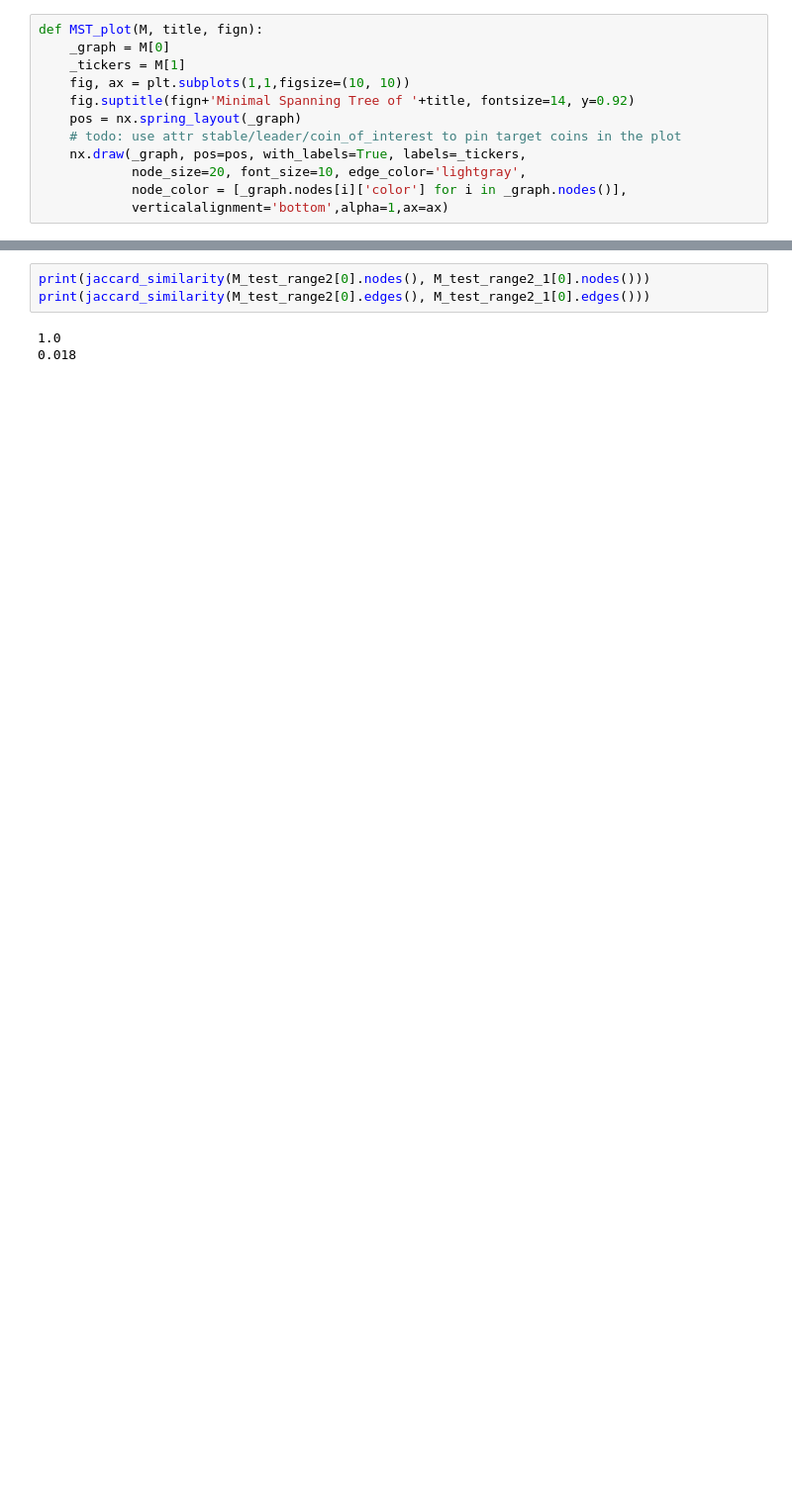
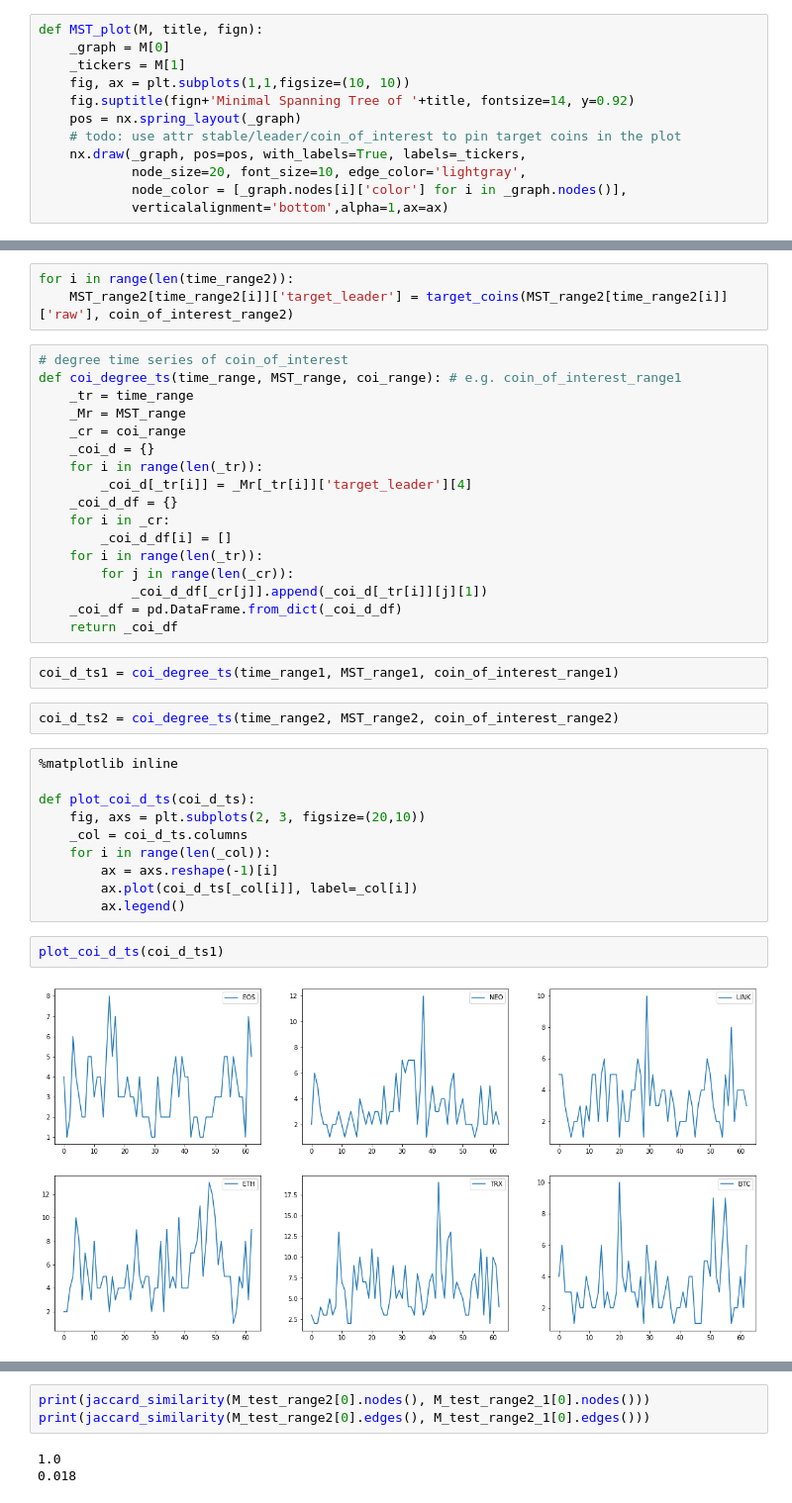
Before and after one commit to codingFerryman/crypto_market_hierarchy_structure, a Jupyter notebook: src/30m_MST_per_day.ipynb, the cells around one changed output, grey strips where cells are left out. Shown at 99% size. Drawn from its saved outputs; the diff is of its cells as text; blank space fills up the shorter version.

```diff
--- a/src/30m_MST_per_day.ipynb
+++ b/src/30m_MST_per_day.ipynb
@@ -203,0 +243,38 @@ MST_plot(M_test_range2_1_t, f'{time_range2[56]} 30m', 'Fig. 3 ')
+# %%
+for i in range(len(time_range2)):
+    MST_range2[time_range2[i]]['target_leader'] = target_coins(MST_range2[time_range2[i]]['raw'], coin_of_interest_range2)
+# %%
+# degree time series of coin_of_interest
+def coi_degree_ts(time_range, MST_range, coi_range): # e.g. coin_of_interest_range1
+    _tr = time_range
+    _Mr = MST_range
+    _cr = coi_range
+    _coi_d = {}
+    for i in range(len(_tr)):
+        _coi_d[_tr[i]] = _Mr[_tr[i]]['target_leader'][4]
+    _coi_d_df = {}
+    for i in _cr:
+        _coi_d_df[i] = []
+    for i in range(len(_tr)):
+        for j in range(len(_cr)):
+            _coi_d_df[_cr[j]].append(_coi_d[_tr[i]][j][1])
+    _coi_df = pd.DataFrame.from_dict(_coi_d_df)
+    return _coi_df
+# %%
+coi_d_ts1 = coi_degree_ts(time_range1, MST_range1, coin_of_interest_range1)
+# %%
+coi_d_ts2 = coi_degree_ts(time_range2, MST_range2, coin_of_interest_range2)
+# %%
+%matplotlib inline
+
+def plot_coi_d_ts(coi_d_ts):
+    fig, axs = plt.subplots(2, 3, figsize=(20,10))
+    _col = coi_d_ts.columns
+    for i in range(len(_col)):
+        ax = axs.reshape(-1)[i]
+        ax.plot(coi_d_ts[_col[i]], label=_col[i])
+        ax.legend()
+# %%
+plot_coi_d_ts(coi_d_ts1)
+# %% [output]
+[figure, added]
```
Also changed, not shown: parts of 25 cells of this notebook.
